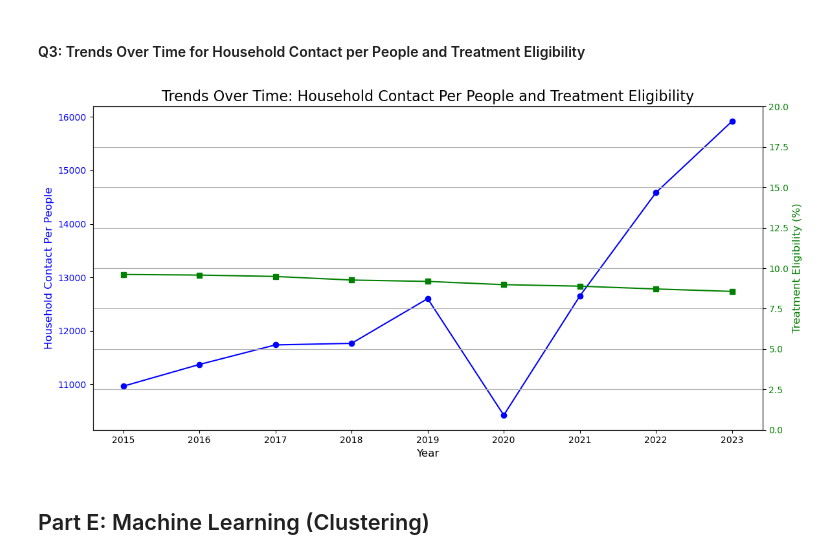
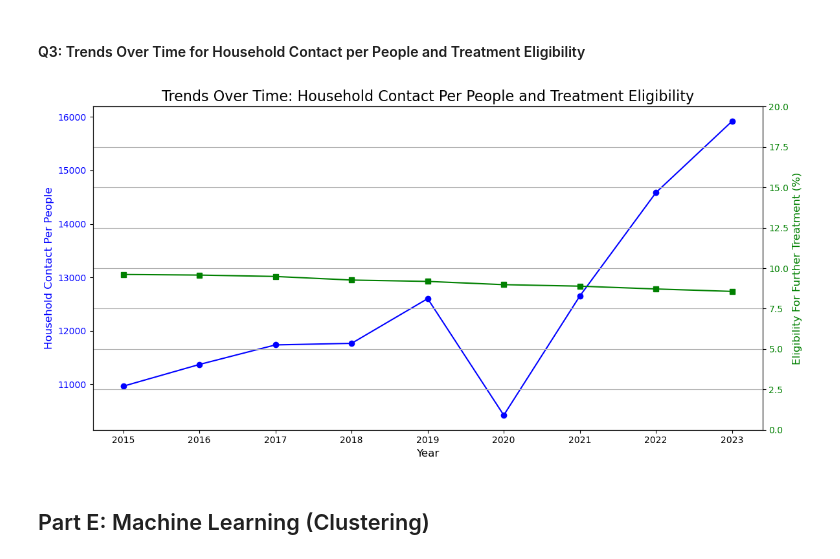
Before and after one commit to mnazhar13/DataAnalyticsProject, a Jupyter notebook: LTBI-estimates-Workbook.ipynb, the cells around one changed output. Saved outputs shown, nothing was run; the diff lists cells and outputs as text; code cells hidden in the pictures.

```diff
--- a/LTBI-estimates-Workbook.ipynb
+++ b/LTBI-estimates-Workbook.ipynb
@@ -483,32 +483,32 @@ plt.show()
 # %%
 import matplotlib.pyplot as plt
 
 # Plot trends over time
 fig, ax1 = plt.subplots(figsize=(12, 6))
 
 # Plot Household Contact Rate on the primary y-axis
 ax1.plot(trends_over_time.index, trends_over_time['household_contact_per_people'], marker='o', color='blue', label='Household Contact Per People')
 ax1.set_xlabel('Year', fontsize=12)
 ax1.set_ylabel('Household Contact Per People', color='blue', fontsize=12)
 ax1.tick_params(axis='y', labelcolor='blue')
 ax1.set_xticks(trends_over_time.index)
 
 # Add a secondary y-axis for Treatment Eligibility Percentage
 ax2 = ax1.twinx()
 ax2.plot(trends_over_time.index, trends_over_time['eligible_percent'], marker='s', color='green', label='Treatment Eligibility (%)')
-ax2.set_ylabel('Treatment Eligibility (%)', color='green', fontsize=12)
+ax2.set_ylabel('Eligibility For Further Treatment (%)', color='green', fontsize=12)
 ax2.tick_params(axis='y', labelcolor='green')
 ax2.set_ylim(0, 20)  # Adjust y-axis for eligibility percentage
 
 # Add title and grid
 plt.title('Trends Over Time: Household Contact Per People and Treatment Eligibility', fontsize=16)
 fig.tight_layout()
 plt.grid()
 
 # Show the plot
 plt.show()
 # %% [output]
-[figure, old version]
+[figure, new version]
 # %% [markdown]
 ## Part E: Machine Learning (Clustering)
 # %% [markdown]
```
Also changed, not shown: parts of 3 cells of this notebook.
